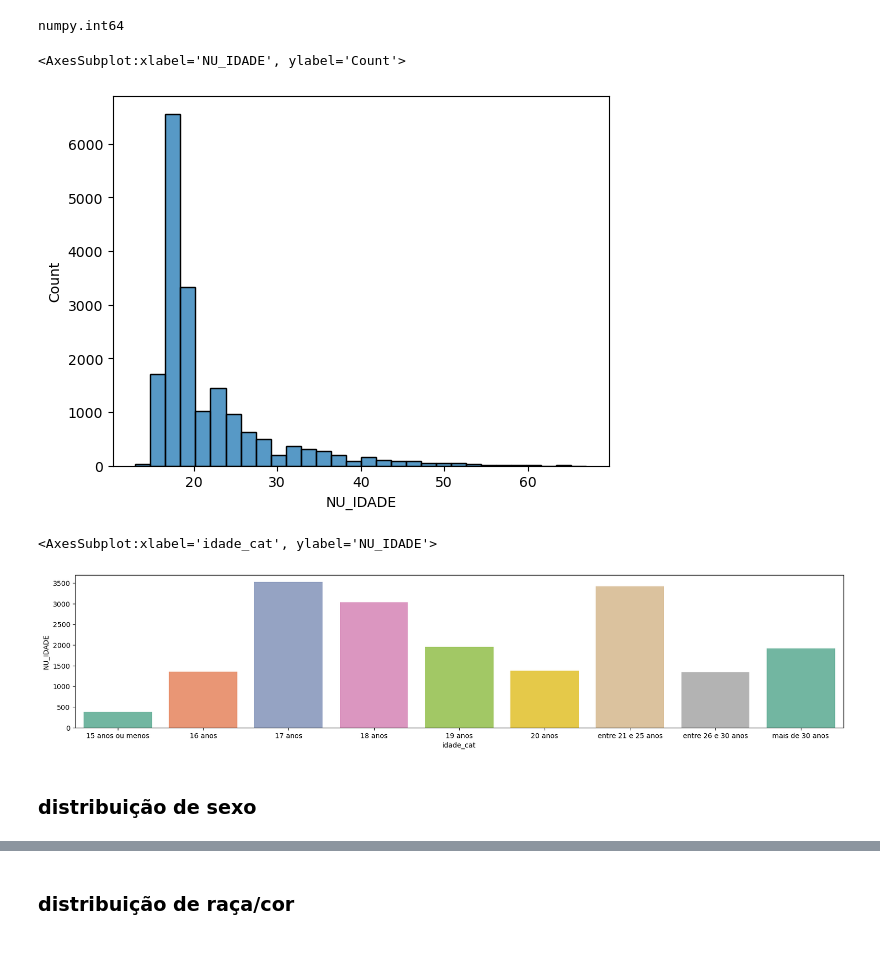
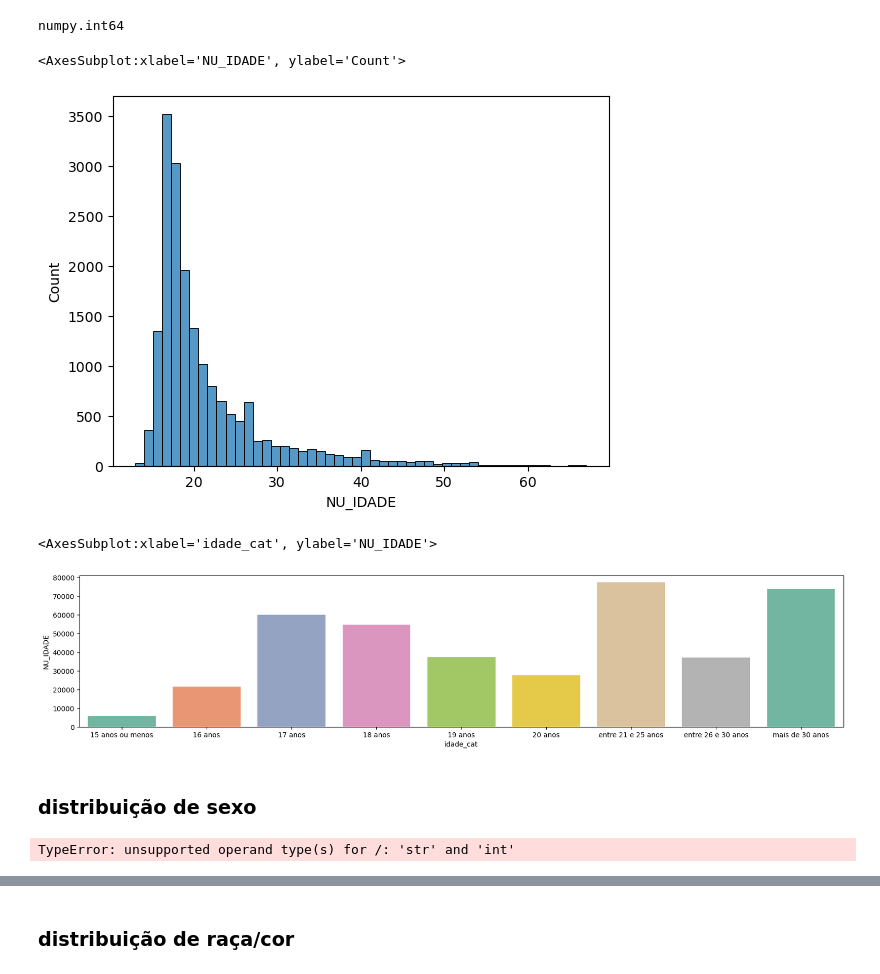
Before and after one commit to leticiafaria7/case-enem, a Jupyter notebook: analises-enem.ipynb, the cells around one changed output, grey strips where cells are left out. Cells and saved outputs as stored; diff of their text form; code cells hidden in the pictures.

Commit message:
análises sexo e idade

```diff
--- a/analises-enem.ipynb
+++ b/analises-enem.ipynb
@@ -337,45 +327,42 @@ numpy.int64
 # a idade é um número inteiro
 # olhando a distribuição:
 
-sns.histplot(x = 'NU_IDADE', data = base_enem, bins = 30)
+sns.histplot(x = 'NU_IDADE', data = base_enem, bins = 50)
 # %% [output]
 <AxesSubplot:xlabel='NU_IDADE', ylabel='Count'>
-[figure, old version]
+[figure, new version]
 # %%
 # categorizando a idade
 
 def idade_cat(x):
     if x <= 15:
         return "15 anos ou menos"
     elif x == 16:
         return "16 anos"
     elif x == 17:
         return "17 anos"
     elif x == 18:
         return "18 anos"
     elif x == 19:
         return "19 anos"
     elif x == 20:
         return "20 anos"
     elif x <= 25:
         return "entre 21 e 25 anos"
     elif x <= 30:
         return "entre 26 e 30 anos"
     else:
         return "mais de 30 anos"
 
 # aplicando a função na base_enem
 base_enem['idade_cat'] = base_enem['NU_IDADE'].apply(idade_cat)
 
-# aplicando a função na base intermediária idade
-idade['idade_cat'] = idade['index'].apply(idade_cat)
-
 # plotando o gráfico da distribuição das idades categóricas
-df_idade_cat = idade.groupby('idade_cat').sum()['NU_IDADE'].to_frame().reset_index()
+df_idade_cat = base_enem.groupby('idade_cat').sum()['NU_IDADE'].to_frame().reset_index()
 plt.figure(figsize = (20, 4))
 sns.barplot(data = df_idade_cat, x = 'idade_cat', y = 'NU_IDADE', palette = 'Set2')
 # %% [output]
 <AxesSubplot:xlabel='idade_cat', ylabel='NU_IDADE'>
-[figure, old version]
+[figure, new version]
 # %% [markdown]
 ### distribuição de sexo
@@ -383,0 +369,5 @@ TP_SEXO
+# %%
+sexo = base_enem['TP_SEXO'].value_counts().to_frame()
+sexo['perc'] = base_enem['TP_SEXO'] * 100 / len(base_enem)
+# %% [output]
+TypeError: unsupported operand type(s) for /: 'str' and 'int'
```
Also changed, not shown: parts of 16 cells of this notebook.
